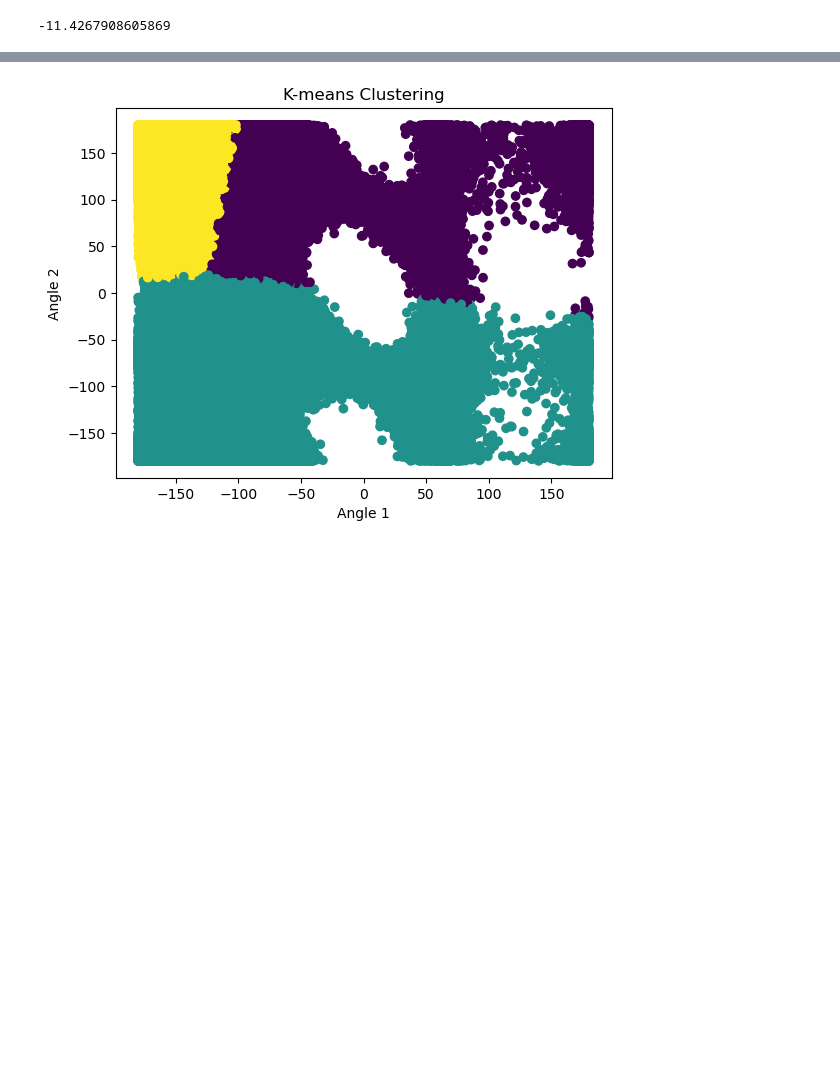
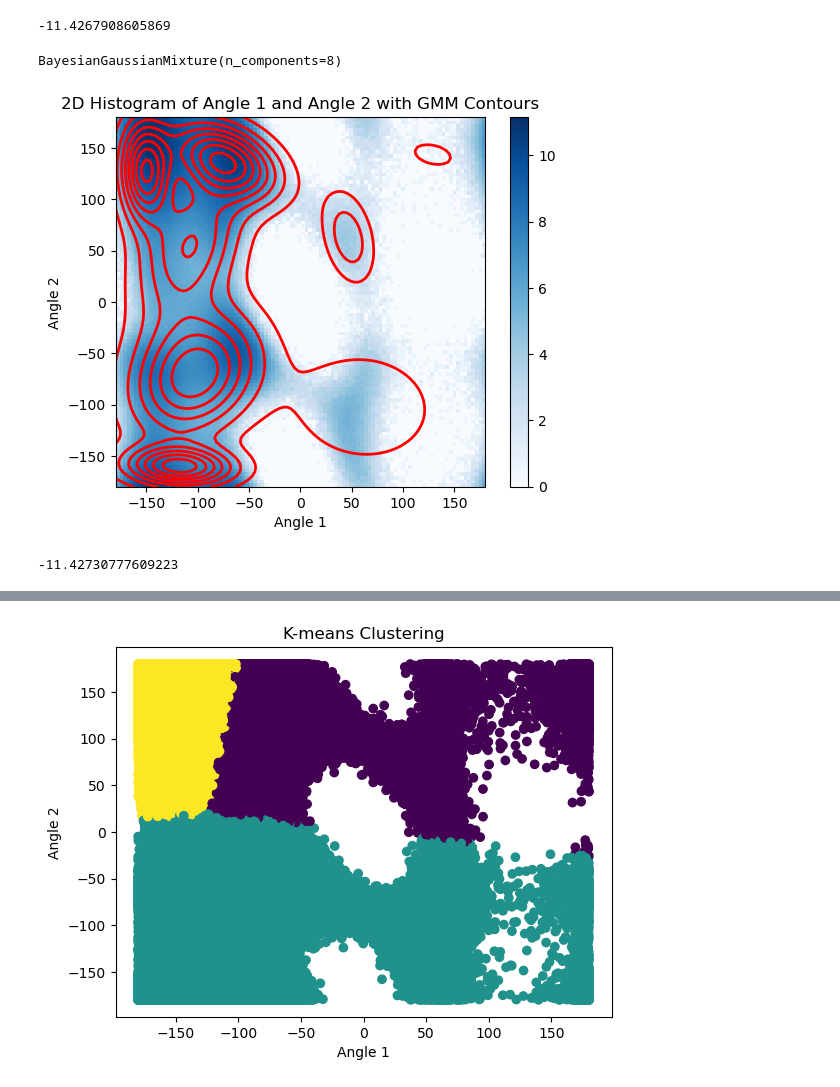
Before and after one commit to balu1029/gnn_uncertainty, a Jupyter notebook: datasets/helper/cv_visualizer.ipynb, the cells around one changed output, grey strips where cells are left out. Saved outputs shown, nothing was run; the diff lists cells and outputs as text; code cells hidden in the pictures; blank space fills up the shorter version.

Commit message:
implemented more visualizations for the alanine trajectories in cv space

```diff
--- a/datasets/helper/cv_visualizer.ipynb
+++ b/datasets/helper/cv_visualizer.ipynb
@@ -207,3 +208,31 @@ print(gmm_score)
 # %% [output]
 [figure]
 -11.4267908605869
+# %%
+# Fit a Gaussian Mixture Model to the dihedral angles
+gmm = BayesianGaussianMixture(n_components=8)  # Change n_components as needed
+gmm.fit(sampled_angles)
+# %% [output]
+BayesianGaussianMixture(n_components=8)
+# %%
+# plot the histogram
+plt.imshow(log_hist, origin='lower', extent=[xedges[0], xedges[-1], yedges[0], yedges[-1]], cmap='Blues')
+plt.colorbar()
+
+# Overlay the GMM contours
+
+x = np.linspace(xedges_henrik[0], xedges_henrik[-1], 100)
+y = np.linspace(yedges_henrik[0], yedges_henrik[-1], 100)
+X, Y = np.meshgrid(x, y)
+XY = np.column_stack([X.ravel(), Y.ravel()])
+Z = np.exp(gmm.score_samples(XY)).reshape(X.shape)
+plt.contour(X, Y, Z, levels=10, linewidths=2, colors='r')
+plt.xlabel('Angle 1')
+plt.ylabel('Angle 2')
+plt.title('2D Histogram of Angle 1 and Angle 2 with GMM Contours')
+plt.show()
+gmm_score = gmm.score(sampled_angles)
+print(gmm_score)
+# %% [output]
+[figure, added]
+-11.42730777609223
```
Also changed, not shown: parts of 7 cells of this notebook.
